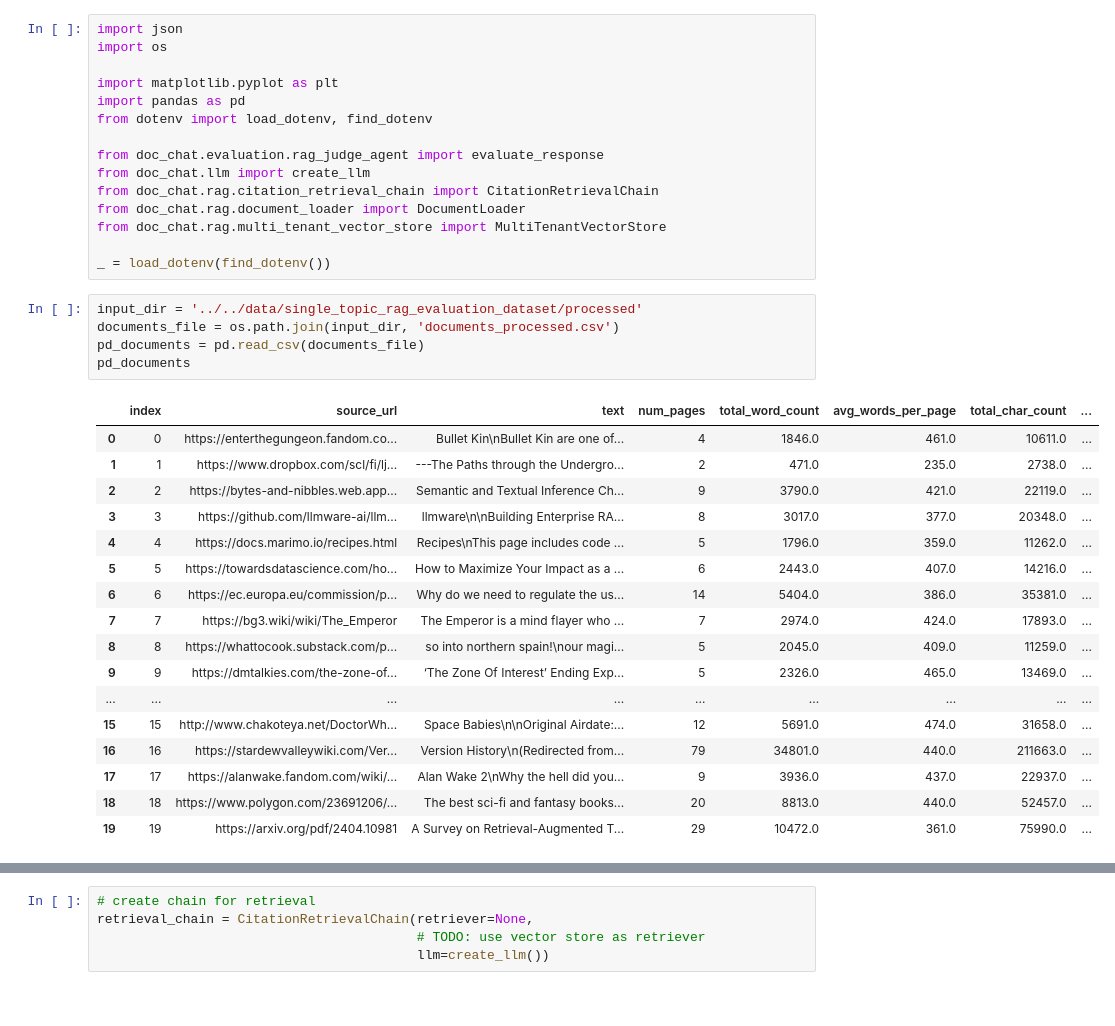
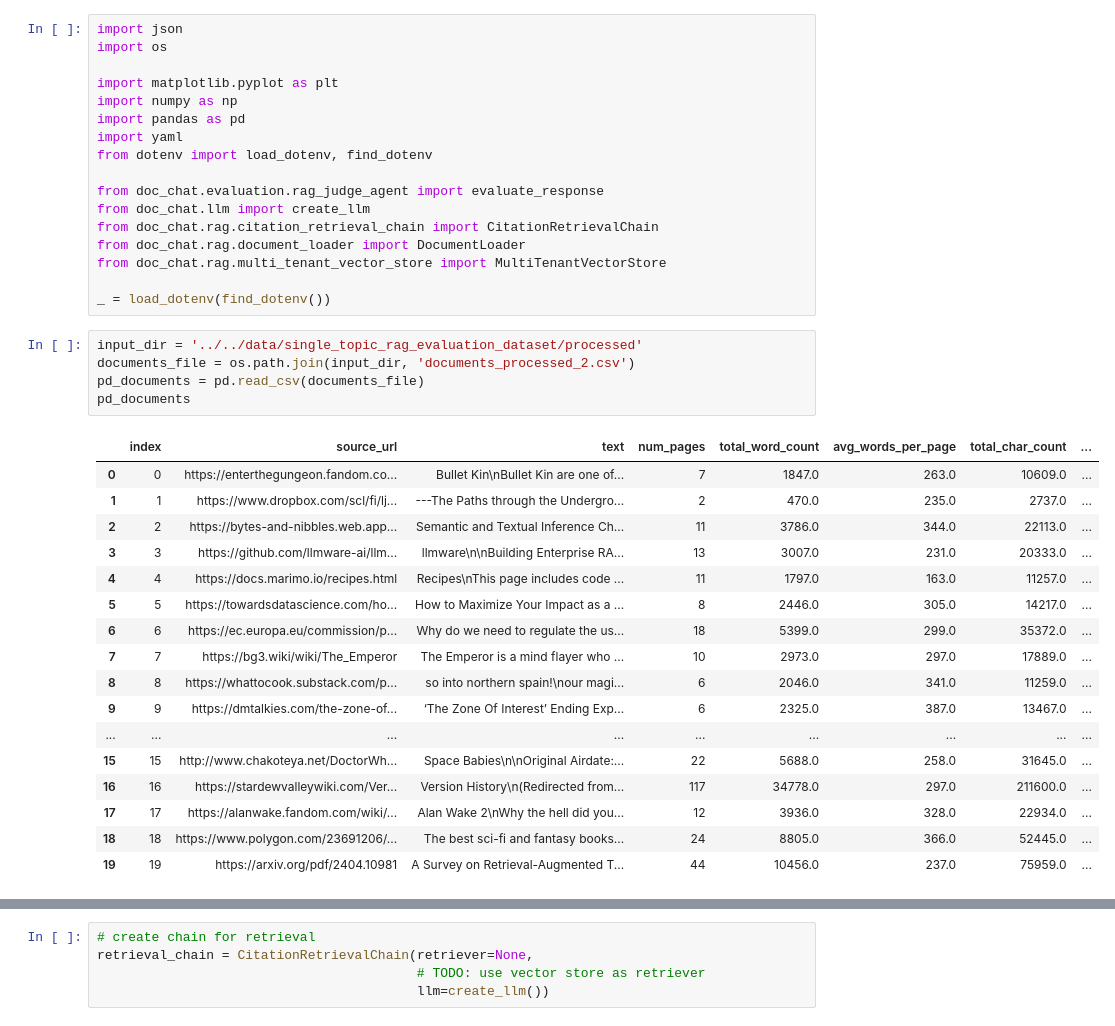
Before and after one commit to patrickamsler/doc-chat, a Jupyter notebook: api/notebooks/evaluation/single_topic_rag_evaluation.ipynb, the cells around one changed output, grey strips where cells are left out. Saved outputs shown, nothing was run; the diff lists cells and outputs as text.

```diff
--- a/api/notebooks/evaluation/single_topic_rag_evaluation.ipynb
+++ b/api/notebooks/evaluation/single_topic_rag_evaluation.ipynb
@@ -3,7 +3,9 @@ import json
 import os
 
 import matplotlib.pyplot as plt
+import numpy as np
 import pandas as pd
+import yaml
 from dotenv import load_dotenv, find_dotenv
 
 from doc_chat.evaluation.rag_judge_agent import evaluate_response
@@ -15,27 +17,27 @@ from doc_chat.rag.multi_tenant_vector_store import MultiTenantVectorStore
 _ = load_dotenv(find_dotenv())
 # %%
 input_dir = '../../data/single_topic_rag_evaluation_dataset/processed'
-documents_file = os.path.join(input_dir, 'documents_processed.csv')
+documents_file = os.path.join(input_dir, 'documents_processed_2.csv')
 pd_documents = pd.read_csv(documents_file)
 pd_documents
 # %% [output]
 |  | index | source_url | text | num_pages | total_word_count | avg_words_per_page | total_char_count | ... |
-| 0 | 0 | https://enterthegungeon.fandom.co... | Bullet Kin\nBullet Kin are one of... | 4 | 1846.0 | 461.0 | 10611.0 | ... |
-| 1 | 1 | https://www.dropbox.com/scl/fi/lj... | ---The Paths through the Undergro... | 2 | 471.0 | 235.0 | 2738.0 | ... |
-| 2 | 2 | https://bytes-and-nibbles.web.app... | Semantic and Textual Inference Ch... | 9 | 3790.0 | 421.0 | 22119.0 | ... |
-| 3 | 3 | https://github.com/llmware-ai/llm... | llmware\n\nBuilding Enterprise RA... | 8 | 3017.0 | 377.0 | 20348.0 | ... |
-| 4 | 4 | https://docs.marimo.io/recipes.html | Recipes\nThis page includes code ... | 5 | 1796.0 | 359.0 | 11262.0 | ... |
-| 5 | 5 | https://towardsdatascience.com/ho... | How to Maximize Your Impact as a ... | 6 | 2443.0 | 407.0 | 14216.0 | ... |
-| 6 | 6 | https://ec.europa.eu/commission/p... | Why do we need to regulate the us... | 14 | 5404.0 | 386.0 | 35381.0 | ... |
-| 7 | 7 | https://bg3.wiki/wiki/The_Emperor | The Emperor is a mind flayer who ... | 7 | 2974.0 | 424.0 | 17893.0 | ... |
-| 8 | 8 | https://whattocook.substack.com/p... | so into northern spain!\nour magi... | 5 | 2045.0 | 409.0 | 11259.0 | ... |
-| 9 | 9 | https://dmtalkies.com/the-zone-of... | ‘The Zone Of Interest’ Ending Exp... | 5 | 2326.0 | 465.0 | 13469.0 | ... |
+| 0 | 0 | https://enterthegungeon.fandom.co... | Bullet Kin\nBullet Kin are one of... | 7 | 1847.0 | 263.0 | 10609.0 | ... |
+| 1 | 1 | https://www.dropbox.com/scl/fi/lj... | ---The Paths through the Undergro... | 2 | 470.0 | 235.0 | 2737.0 | ... |
+| 2 | 2 | https://bytes-and-nibbles.web.app... | Semantic and Textual Inference Ch... | 11 | 3786.0 | 344.0 | 22113.0 | ... |
+| 3 | 3 | https://github.com/llmware-ai/llm... | llmware\n\nBuilding Enterprise RA... | 13 | 3007.0 | 231.0 | 20333.0 | ... |
+| 4 | 4 | https://docs.marimo.io/recipes.html | Recipes\nThis page includes code ... | 11 | 1797.0 | 163.0 | 11257.0 | ... |
+| 5 | 5 | https://towardsdatascience.com/ho... | How to Maximize Your Impact as a ... | 8 | 2446.0 | 305.0 | 14217.0 | ... |
+| 6 | 6 | https://ec.europa.eu/commission/p... | Why do we need to regulate the us... | 18 | 5399.0 | 299.0 | 35372.0 | ... |
+| 7 | 7 | https://bg3.wiki/wiki/The_Emperor | The Emperor is a mind flayer who ... | 10 | 2973.0 | 297.0 | 17889.0 | ... |
+| 8 | 8 | https://whattocook.substack.com/p... | so into northern spain!\nour magi... | 6 | 2046.0 | 341.0 | 11259.0 | ... |
+| 9 | 9 | https://dmtalkies.com/the-zone-of... | ‘The Zone Of Interest’ Ending Exp... | 6 | 2325.0 | 387.0 | 13467.0 | ... |
 | ... | ... | ... | ... | ... | ... | ... | ... | ... |
-| 15 | 15 | http://www.chakoteya.net/DoctorWh... | Space Babies\n\nOriginal Airdate:... | 12 | 5691.0 | 474.0 | 31658.0 | ... |
-| 16 | 16 | https://stardewvalleywiki.com/Ver... | Version History\n(Redirected from... | 79 | 34801.0 | 440.0 | 211663.0 | ... |
-| 17 | 17 | https://alanwake.fandom.com/wiki/... | Alan Wake 2\nWhy the hell did you... | 9 | 3936.0 | 437.0 | 22937.0 | ... |
-| 18 | 18 | https://www.polygon.com/23691206/... | The best sci-fi and fantasy books... | 20 | 8813.0 | 440.0 | 52457.0 | ... |
-| 19 | 19 | https://arxiv.org/pdf/2404.10981 | A Survey on Retrieval-Augmented T... | 29 | 10472.0 | 361.0 | 75990.0 | ... |
+| 15 | 15 | http://www.chakoteya.net/DoctorWh... | Space Babies\n\nOriginal Airdate:... | 22 | 5688.0 | 258.0 | 31645.0 | ... |
+| 16 | 16 | https://stardewvalleywiki.com/Ver... | Version History\n(Redirected from... | 117 | 34778.0 | 297.0 | 211600.0 | ... |
+| 17 | 17 | https://alanwake.fandom.com/wiki/... | Alan Wake 2\nWhy the hell did you... | 12 | 3936.0 | 328.0 | 22934.0 | ... |
+| 18 | 18 | https://www.polygon.com/23691206/... | The best sci-fi and fantasy books... | 24 | 8805.0 | 366.0 | 52445.0 | ... |
+| 19 | 19 | https://arxiv.org/pdf/2404.10981 | A Survey on Retrieval-Augmented T... | 44 | 10456.0 | 237.0 | 75959.0 | ... |
 # %%
 # Load and split the documents
 all_splits = []
```
Also changed, not shown: parts of 7 cells of this notebook, 35 other files.
